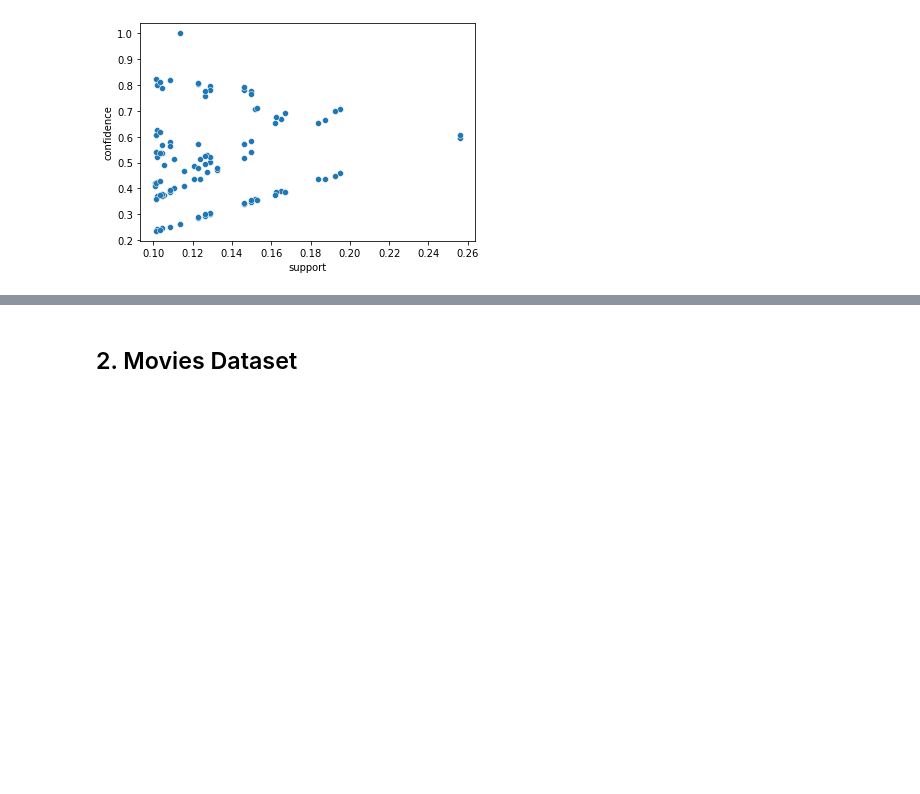
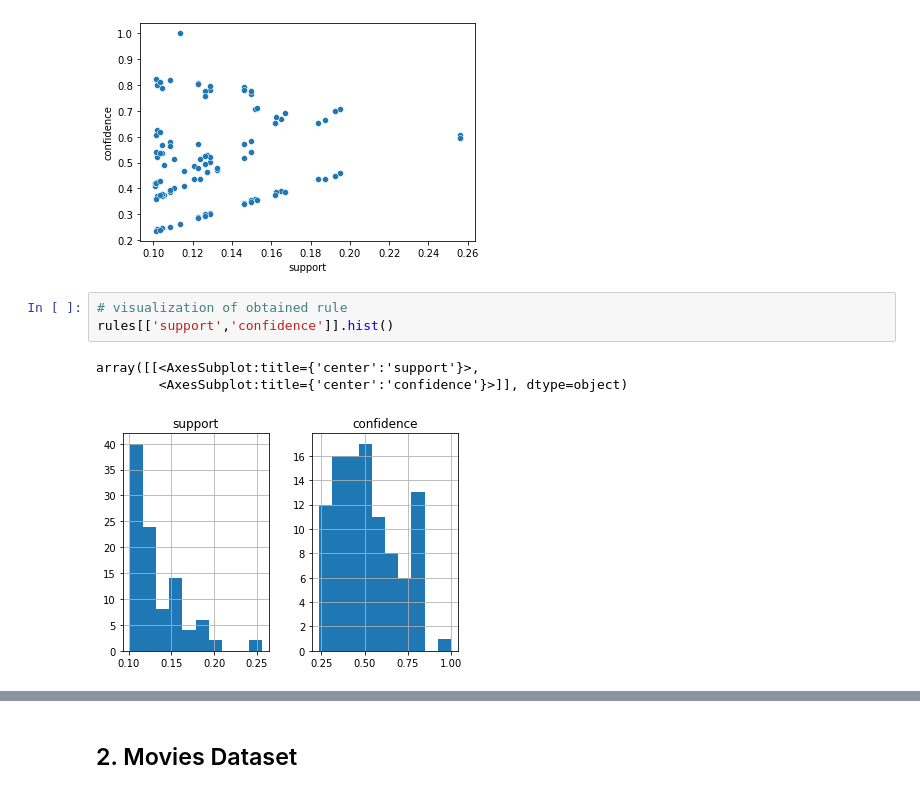
Before and after one commit to rohu4u/ExcelR-Assignments, a Jupyter notebook: Association Rule - Assignment No.9.ipynb, the cells around one changed output, grey strips where cells are left out. Cells and saved outputs as stored; diff of their text form; blank space fills up the shorter version.

```diff
--- a/Association Rule - Assignment No.9.ipynb
+++ b/Association Rule - Assignment No.9.ipynb
@@ -113,3 +115,10 @@ sns.scatterplot(rules['support'],rules['confidence'])
 # %% [output]
 <AxesSubplot:xlabel='support', ylabel='confidence'>
 [figure]
+# %%
+# visualization of obtained rule
+rules[['support','confidence']].hist()
+# %% [output]
+array([[<AxesSubplot:title={'center':'support'}>,
+        <AxesSubplot:title={'center':'confidence'}>]], dtype=object)
+[figure, added]
```
Also changed, not shown: parts of 25 cells of this notebook.
